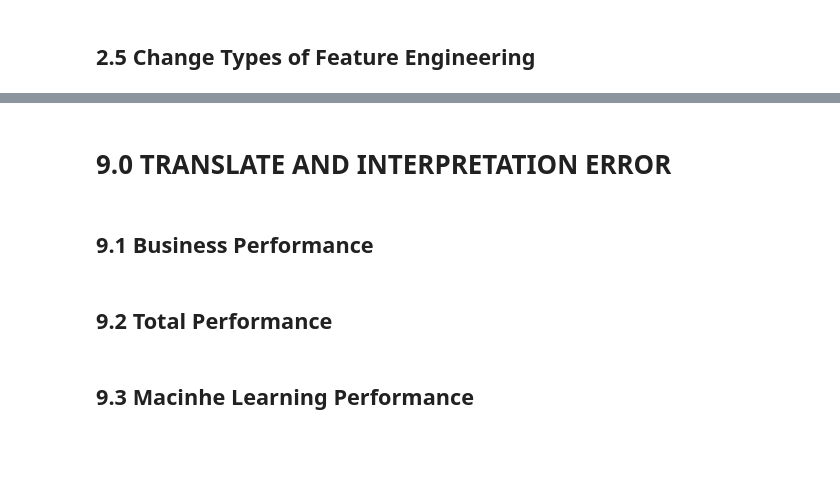
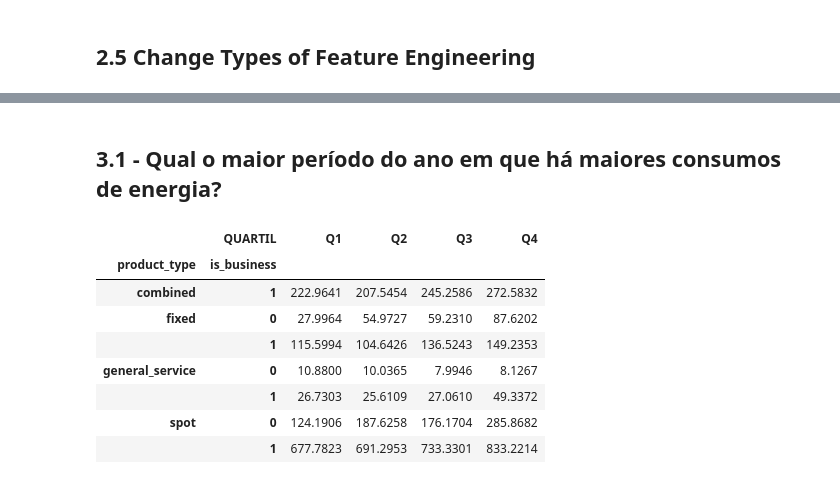
Before and after one commit to victor-vilela/enefit, a Jupyter notebook: notebooks/01-vvo-data-project copy.ipynb, the cells around one changed output, grey strips where cells are left out. Saved outputs shown, nothing was run; the diff lists cells and outputs as text; code cells hidden in the pictures; blank space fills up the shorter version.

```diff
--- a/notebooks/01-vvo-data-project copy.ipynb
+++ b/notebooks/01-vvo-data-project copy.ipynb
@@ -384,8 +201,18 @@ lr_result_cv
-# %% [markdown]
-# 9.0 TRANSLATE AND INTERPRETATION ERROR
-# %% [markdown]
-## 9.1 Business Performance
-# %% [markdown]
-## 9.2 Total Performance
-# %% [markdown]
-## 9.3 Macinhe Learning Performance
+# %% [markdown]
+## 3.1 - Qual o maior período do ano em que há maiores consumos de energia?
+# %%
+(
+    df3_train
+    .assign(QUARTIL=lambda x: pd.qcut(x['datetime'], 4, labels=["Q1", "Q2", "Q3", "Q4"]))
+    .pivot_table(index=["product_type", "is_business"], columns="QUARTIL", values="target", aggfunc="mean")
+)
+# %% [output]
+|  | QUARTIL | Q1 | Q2 | Q3 | Q4 |
+| product_type | is_business |  |  |  |  |
+| combined | 1 | 222.9641 | 207.5454 | 245.2586 | 272.5832 |
+| fixed | 0 | 27.9964 | 54.9727 | 59.2310 | 87.6202 |
+|  | 1 | 115.5994 | 104.6426 | 136.5243 | 149.2353 |
+| general_service | 0 | 10.8800 | 10.0365 | 7.9946 | 8.1267 |
+|  | 1 | 26.7303 | 25.6109 | 27.0610 | 49.3372 |
+| spot | 0 | 124.1906 | 187.6258 | 176.1704 | 285.8682 |
+|  | 1 | 677.7823 | 691.2953 | 733.3301 | 833.2214 |
```
Also changed, not shown: parts of 58 cells of this notebook.
